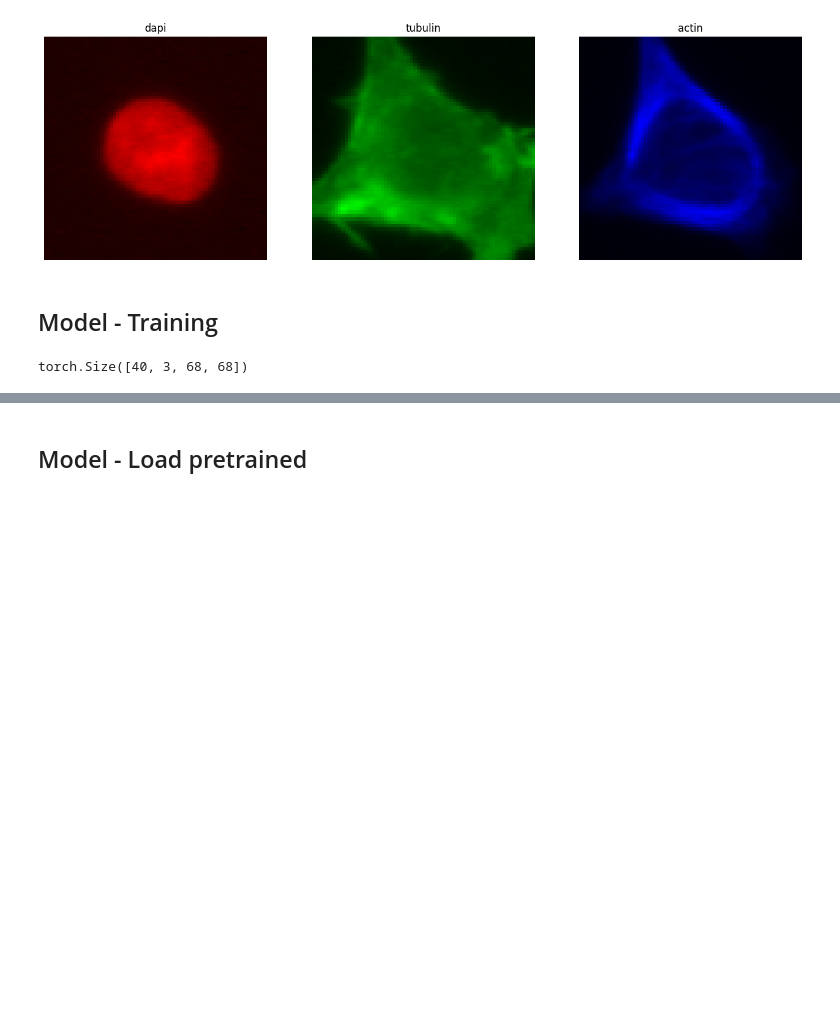
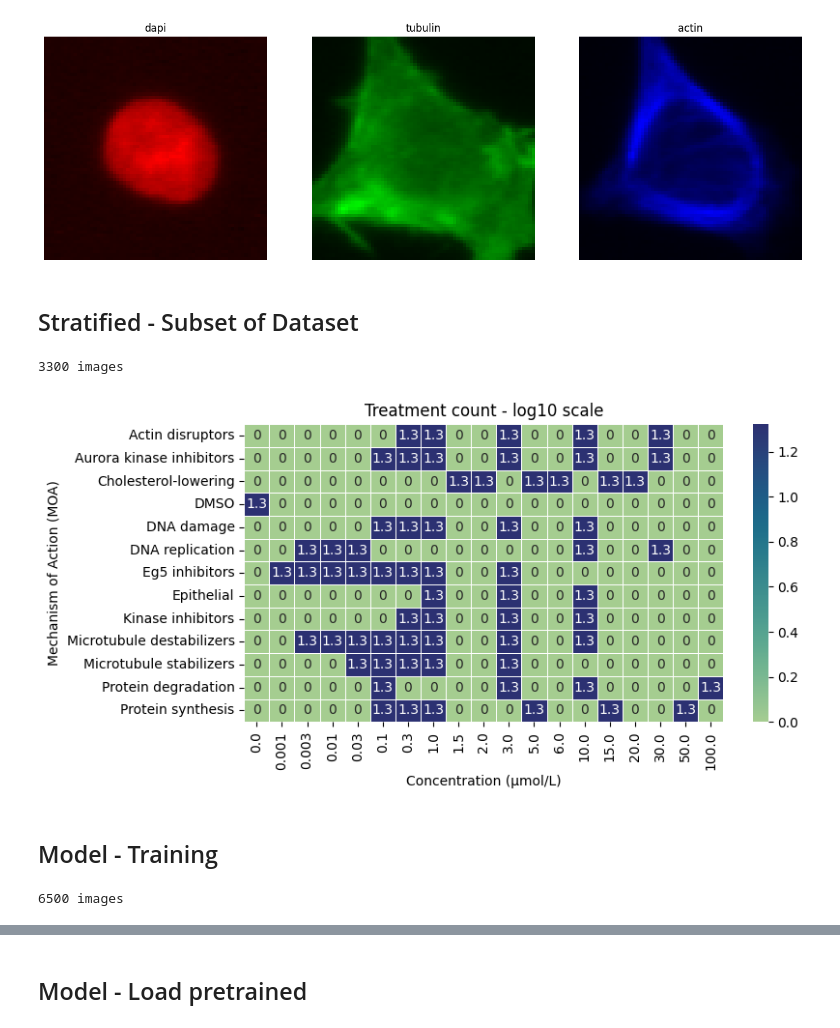
Before and after one commit to RasmusML/DiffCell, a Jupyter notebook: playground.ipynb, the cells around one changed output, grey strips where cells are left out. Saved outputs shown, nothing was run; the diff lists cells and outputs as text; code cells hidden in the pictures; blank space fills up the shorter version.

Commit message:
added stratified training data

```diff
--- a/playground.ipynb
+++ b/playground.ipynb
@@ -78,14 +78,27 @@ plot_image(img1)
 plot_channels(img1)
 # %% [output]
 [figure]
+# %% [markdown]
+## Stratified - Subset of Dataset
+# %%
+stratified = stratify_metadata(metadata, 50)
+images = load_images_from_metadata(stratified)
+# %%
+print(f"{images.shape[0]} images")
+# %% [output]
+3300 images
+# %%
+plot_treatment_heatmap(stratified)
+# %% [output]
+[figure, added]
 # %% [markdown]
 ## Model - Training
 # %%
 images = normalized_to_zscore(images)
-# %%
-images.shape
-# %% [output]
-torch.Size([40, 3, 68, 68])
+# %%
+print(f"{images.shape[0]} images")
+# %% [output]
+6500 images
 # %%
 cropped_images = view_cropped_images(images)
 train(cropped_images, epochs=20, epoch_sample_times=2)
```
Also changed, not shown: parts of 9 cells of this notebook, 3 other files.
